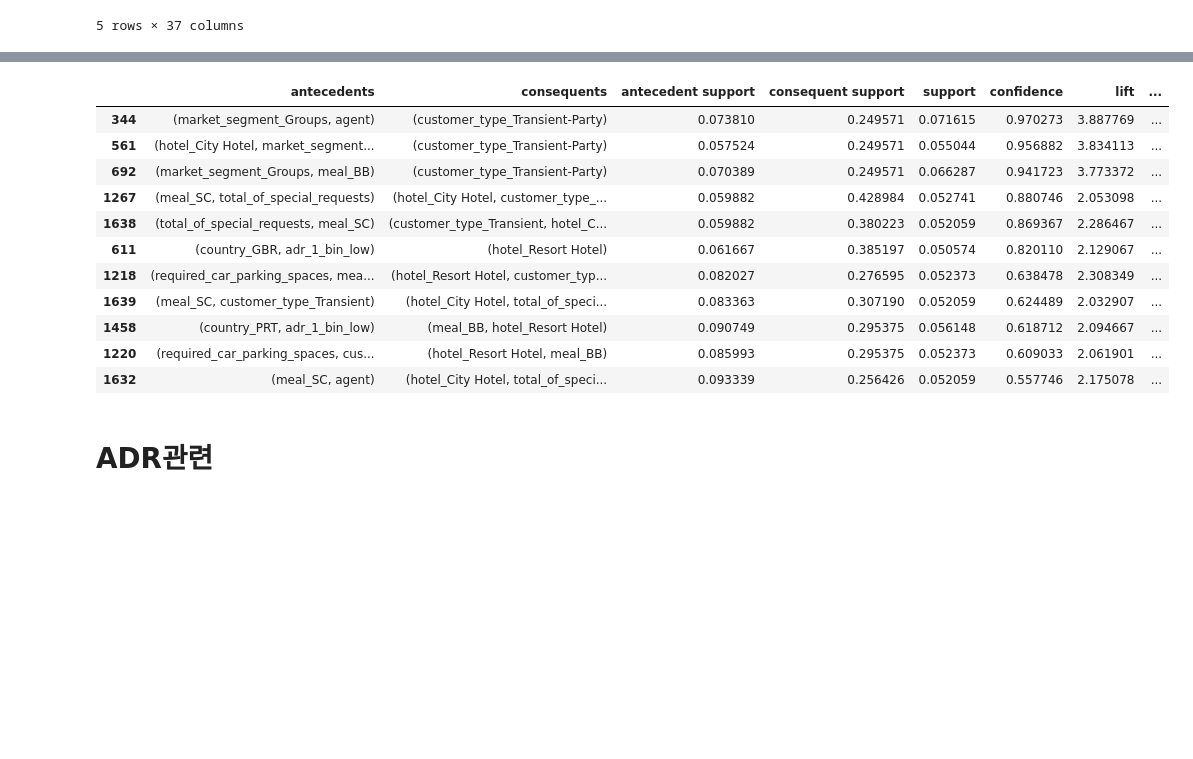
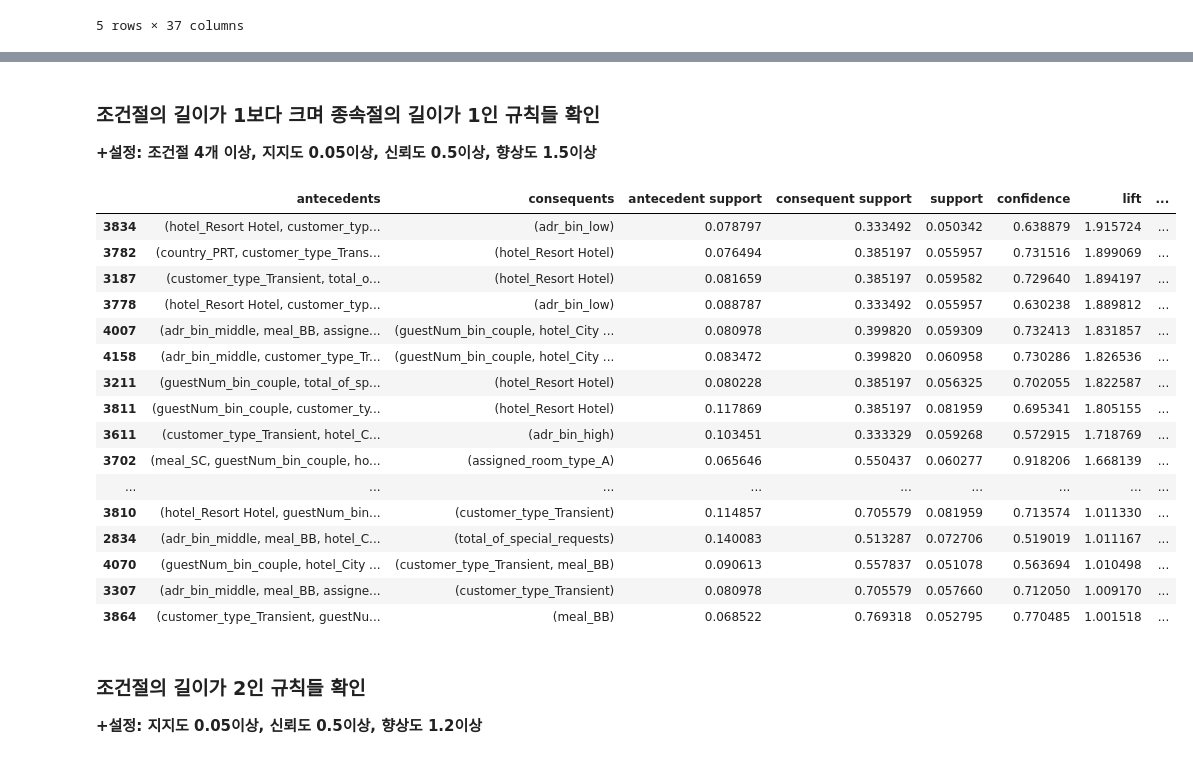
Before and after one commit to ABizCho/py_machineLearning, a Jupyter notebook: Assignment_Group/ML_group_project/ML_groupPJ_sub3_assoc_5_guestNum_adr.ipynb, the cells around one changed output, grey strips where cells are left out. Saved outputs shown, nothing was run; the diff lists cells and outputs as text; code cells hidden in the pictures; blank space fills up the shorter version.

```diff
--- a/Assignment_Group/ML_group_project/ML_groupPJ_sub3_assoc_5_guestNum_adr.ipynb
+++ b/Assignment_Group/ML_group_project/ML_groupPJ_sub3_assoc_5_guestNum_adr.ipynb
@@ -116,12 +156,6 @@ df_clean.head()
 # %%
-# portugal_df = df_clean[df_clean["country"] == 'PRT']
-# france_df = df_clean[df_clean["country"] == 'FRA']
-# england_df = df_clean[df_clean["country"] == 'GBR']
-# germany_df = df_clean[df_clean["country"] == 'DEU']
-# italy_df = df_clean[df_clean["country"] == 'ITA']
-
 df_clean = pd.get_dummies(data=df_clean,
-               columns=['hotel','meal','market_segment','distribution_channel','country','arrival_date_year','customer_type','adr_bin','guestNum_bin'],
+               columns=['hotel','meal','market_segment','distribution_channel','country','arrival_date_year','customer_type','adr_bin','guestNum_bin','assigned_room_type'],
                drop_first=False,
                dtype=None
                )
@@ -193,12 +250,11 @@ clean_france_df.dropna()
 # %%
-# Defining the hot encoding function to make the data suitable
-# for the concerned libraries
+#
 def hot_encode(x):
     if(x<= 0):
         return 0
     if(x>= 1):
         return 1
 
-# Encoding the datasets
-clean_france_df_encoded = clean_france_df.applymap(hot_encode)
-clean_france_df = clean_france_df_encoded.copy()
+#
+clean_encoded = clean_df.applymap(hot_encode)
+clean_df = clean_encoded.copy()
@@ -205,14 +266,16 @@ clean_france_df = clean_france_df_encoded.copy()
 # %%
-# Building the model
-frq_items = apriori(clean_france_df, min_support = 0.05, use_colnames = True)
+pd.set_option('display.max_row', 500)
 
-# Collecting the inferred rules in a dataframe
+# 모델설계
+frq_items = apriori(clean_df, min_support = 0.05, use_colnames = True)
+
+# 데이터프레임으로 조직화 ( 향상도 최소값은 1로 설정)
 rules = association_rules(frq_items, metric ="lift", min_threshold = 1)
 rules = rules.sort_values(['confidence', 'lift'], ascending =[False, False])
-pd.set_option('display.max_row', 500)
 rules.head(500)
 
 
-#
+# 조건절 길이와 종속절의 길이를 계산하여 파생변수로 추가
+    #-> 특정 절의 길이에 따라 결과값 출력 가능
 rules["antecedent_len"] = rules["antecedents"].apply(lambda x: len(x))
 rules["consequent_len"] = rules["consequents"].apply(lambda x: len(x))
@@ -275,28 +470,37 @@ rules_filtered1.sort_values(by='lift', ascending=False)
+# %% [markdown]
+### 조건절의 길이가 1보다 크며 종속절의 길이가 1인 규칙들 확인
+**+설정: 조건절 4개 이상, 지지도 0.05이상, 신뢰도 0.5이상, 향상도 1.5이상**
 # %%
 rules_filtered2 = rules[
-      (rules['antecedent_len'] == 2) &
-    #   (rules['consequent_len'] == 2) &
-      (rules['support'] > 0.05) &
-       (rules['confidence'] > 0.5) &
-       (rules['lift'] > 2)
+    (rules['antecedent_len'] > 3) &
+    # (rules['consequent_len'] > 3) &
+    (rules['support'] > 0.05) &
+    (rules['confidence'] > 0.5) &
+    (rules['lift'] > 1.0)
     ]
 
-rules_filtered2.head(500)
+rules_filtered2.sort_values(by='lift', ascending=False)
 # %% [output]
 |  | antecedents | consequents | antecedent support | consequent support | support | confidence | lift | ... |
-| 344 | (market_segment_Groups, agent) | (customer_type_Transient-Party) | 0.073810 | 0.249571 | 0.071615 | 0.970273 | 3.887769 | ... |
-| 561 | (hotel_City Hotel, market_segment... | (customer_type_Transient-Party) | 0.057524 | 0.249571 | 0.055044 | 0.956882 | 3.834113 | ... |
-| 692 | (market_segment_Groups, meal_BB) | (customer_type_Transient-Party) | 0.070389 | 0.249571 | 0.066287 | 0.941723 | 3.773372 | ... |
-| 1267 | (meal_SC, total_of_special_requests) | (hotel_City Hotel, customer_type_... | 0.059882 | 0.428984 | 0.052741 | 0.880746 | 2.053098 | ... |
-| 1638 | (total_of_special_requests, meal_SC) | (customer_type_Transient, hotel_C... | 0.059882 | 0.380223 | 0.052059 | 0.869367 | 2.286467 | ... |
-| 611 | (country_GBR, adr_1_bin_low) | (hotel_Resort Hotel) | 0.061667 | 0.385197 | 0.050574 | 0.820110 | 2.129067 | ... |
-| 1218 | (required_car_parking_spaces, mea... | (hotel_Resort Hotel, customer_typ... | 0.082027 | 0.276595 | 0.052373 | 0.638478 | 2.308349 | ... |
-| 1639 | (meal_SC, customer_type_Transient) | (hotel_City Hotel, total_of_speci... | 0.083363 | 0.307190 | 0.052059 | 0.624489 | 2.032907 | ... |
-| 1458 | (country_PRT, adr_1_bin_low) | (meal_BB, hotel_Resort Hotel) | 0.090749 | 0.295375 | 0.056148 | 0.618712 | 2.094667 | ... |
-| 1220 | (required_car_parking_spaces, cus... | (hotel_Resort Hotel, meal_BB) | 0.085993 | 0.295375 | 0.052373 | 0.609033 | 2.061901 | ... |
-| 1632 | (meal_SC, agent) | (hotel_City Hotel, total_of_speci... | 0.093339 | 0.256426 | 0.052059 | 0.557746 | 2.175078 | ... |
+| 3834 | (hotel_Resort Hotel, customer_typ... | (adr_bin_low) | 0.078797 | 0.333492 | 0.050342 | 0.638879 | 1.915724 | ... |
+| 3782 | (country_PRT, customer_type_Trans... | (hotel_Resort Hotel) | 0.076494 | 0.385197 | 0.055957 | 0.731516 | 1.899069 | ... |
+| 3187 | (customer_type_Transient, total_o... | (hotel_Resort Hotel) | 0.081659 | 0.385197 | 0.059582 | 0.729640 | 1.894197 | ... |
+| 3778 | (hotel_Resort Hotel, customer_typ... | (adr_bin_low) | 0.088787 | 0.333492 | 0.055957 | 0.630238 | 1.889812 | ... |
+| 4007 | (adr_bin_middle, meal_BB, assigne... | (guestNum_bin_couple, hotel_City ... | 0.080978 | 0.399820 | 0.059309 | 0.732413 | 1.831857 | ... |
+| 4158 | (adr_bin_middle, customer_type_Tr... | (guestNum_bin_couple, hotel_City ... | 0.083472 | 0.399820 | 0.060958 | 0.730286 | 1.826536 | ... |
+| 3211 | (guestNum_bin_couple, total_of_sp... | (hotel_Resort Hotel) | 0.080228 | 0.385197 | 0.056325 | 0.702055 | 1.822587 | ... |
+| 3811 | (guestNum_bin_couple, customer_ty... | (hotel_Resort Hotel) | 0.117869 | 0.385197 | 0.081959 | 0.695341 | 1.805155 | ... |
+| 3611 | (customer_type_Transient, hotel_C... | (adr_bin_high) | 0.103451 | 0.333329 | 0.059268 | 0.572915 | 1.718769 | ... |
+| 3702 | (meal_SC, guestNum_bin_couple, ho... | (assigned_room_type_A) | 0.065646 | 0.550437 | 0.060277 | 0.918206 | 1.668139 | ... |
+| ... | ... | ... | ... | ... | ... | ... | ... | ... |
+| 3810 | (hotel_Resort Hotel, guestNum_bin... | (customer_type_Transient) | 0.114857 | 0.705579 | 0.081959 | 0.713574 | 1.011330 | ... |
+| 2834 | (adr_bin_middle, meal_BB, hotel_C... | (total_of_special_requests) | 0.140083 | 0.513287 | 0.072706 | 0.519019 | 1.011167 | ... |
+| 4070 | (guestNum_bin_couple, hotel_City ... | (customer_type_Transient, meal_BB) | 0.090613 | 0.557837 | 0.051078 | 0.563694 | 1.010498 | ... |
+| 3307 | (adr_bin_middle, meal_BB, assigne... | (customer_type_Transient) | 0.080978 | 0.705579 | 0.057660 | 0.712050 | 1.009170 | ... |
+| 3864 | (customer_type_Transient, guestNu... | (meal_BB) | 0.068522 | 0.769318 | 0.052795 | 0.770485 | 1.001518 | ... |
-# %% [markdown]
-# ADR관련
+# %% [markdown]
+### 조건절의 길이가 2인 규칙들 확인
+**+설정: 지지도 0.05이상, 신뢰도 0.5이상, 향상도 1.2이상**
 # %%
 rules_filtered2 = rules[
       (rules['antecedent_len'] == 2) &
```
Also changed, not shown: parts of 21 cells of this notebook, 2 other files.
